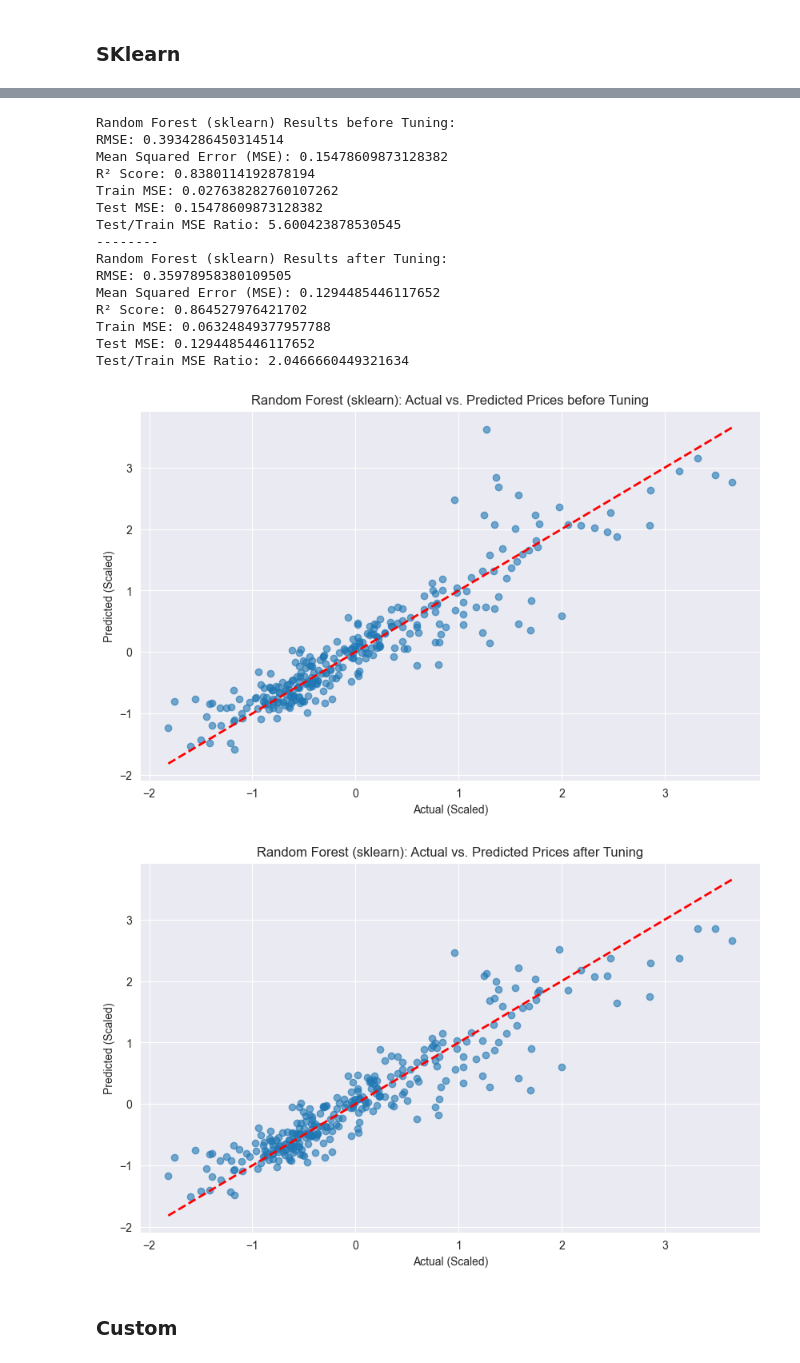
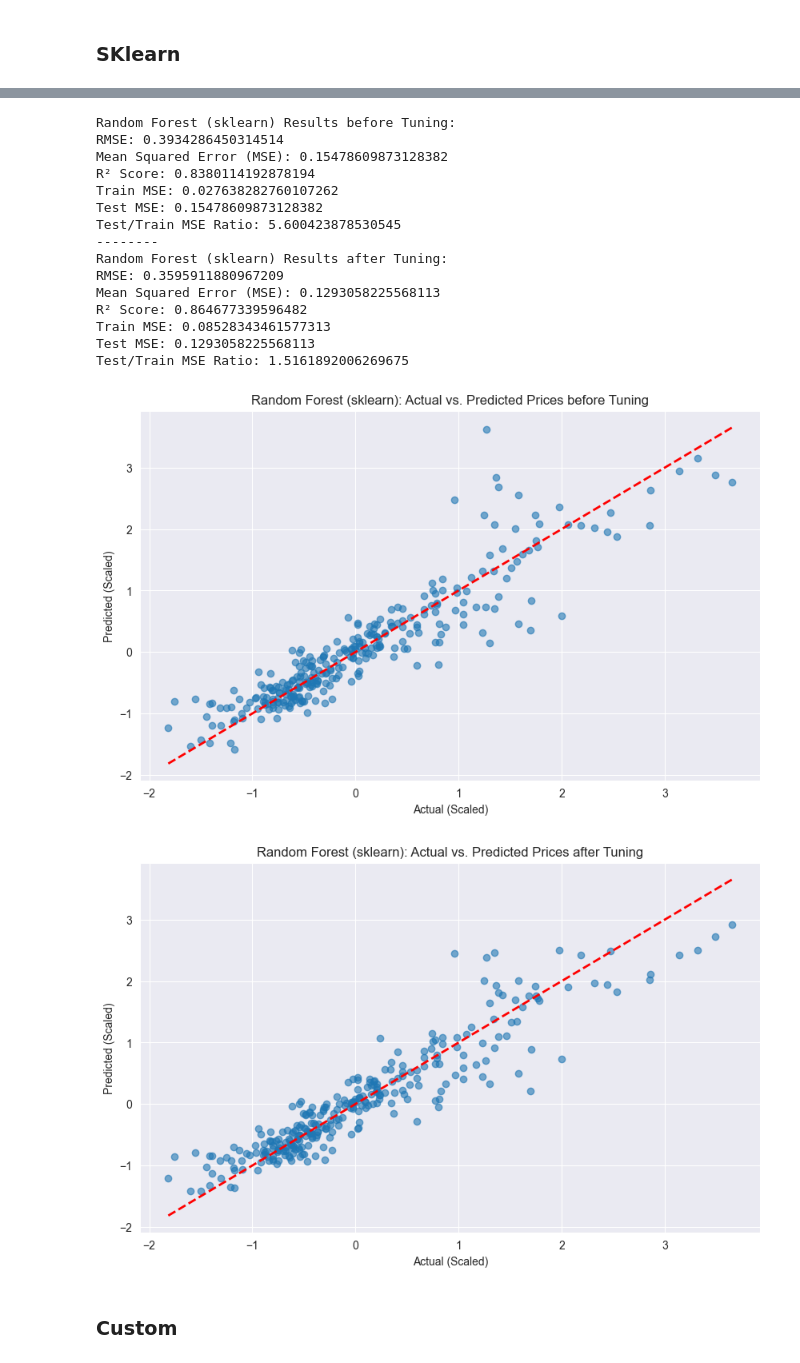
Before and after one commit to katerinadobrynina/ML-project, a Jupyter notebook: housing_prices.ipynb, the cells around one changed output, grey strips where cells are left out. Drawn from its saved outputs; the diff is of its cells as text; code cells hidden in the pictures.

```diff
--- a/housing_prices.ipynb
+++ b/housing_prices.ipynb
@@ -351,7 +351,7 @@ rf = RandomForestRegressor(random_state=42)
 
 # GridSearchCV
 grid_search_rf = GridSearchCV(estimator=rf, param_grid=param_grid, cv=3, scoring='neg_mean_squared_error', verbose=1)
-grid_search_rf.fit(X_train, y_train_scaled)
+grid_search_rf.fit(X_val, y_val_scaled)
 
 # Best parameters
 print("Best Parameters:", grid_search_rf.best_params_)
@@ -379,42 +379,42 @@ Traceback (most recent call last):
 # --- Random Forest (sklearn)
 rf_regressor_t = RandomForestRegressor(n_estimators=50,
                                        random_state=42,
                                        max_depth=None,
                                        max_features='sqrt',
-                                       min_samples_leaf=2,
-                                       min_samples_split=2)
+                                       min_samples_leaf=1,
+                                       min_samples_split=10)
 rf_regressor_t.fit(X_train, y_train_scaled)
 
 print("Random Forest (sklearn) Results before Tuning:")
 evaluate_model(rf_regressor, X_train, X_test, y_train_scaled, y_test_scaled)
 print("--------")
 print("Random Forest (sklearn) Results after Tuning:")
 evaluate_model(rf_regressor_t, X_train, X_test, y_train_scaled, y_test_scaled)
 
 # Plot for Random Forest (sklearn)
 y_pred_rf = rf_regressor.predict(X_test)
 plot_actual_vs_pred(y_test_scaled, y_pred_rf, "Random Forest (sklearn): Actual vs. Predicted Prices before Tuning")
 
 y_pred_rf_t = rf_regressor_t.predict(X_test)
 plot_actual_vs_pred(y_test_scaled, y_pred_rf_t, "Random Forest (sklearn): Actual vs. Predicted Prices after Tuning")
 # %% [output]
 Random Forest (sklearn) Results before Tuning:
 RMSE: 0.3934286450314514
 Mean Squared Error (MSE): 0.15478609873128382
 R² Score: 0.8380114192878194
 Train MSE: 0.027638282760107262
 Test MSE: 0.15478609873128382
 Test/Train MSE Ratio: 5.600423878530545
 --------
 Random Forest (sklearn) Results after Tuning:
-RMSE: 0.35978958380109505
-Mean Squared Error (MSE): 0.1294485446117652
-R² Score: 0.864527976421702
-Train MSE: 0.06324849377957788
-Test MSE: 0.1294485446117652
-Test/Train MSE Ratio: 2.0466660449321634
+RMSE: 0.3595911880967209
+Mean Squared Error (MSE): 0.1293058225568113
+R² Score: 0.864677339596482
+Train MSE: 0.08528343461577313
+Test MSE: 0.1293058225568113
+Test/Train MSE Ratio: 1.5161892006269675
 [figure]
-[figure, old version]
+[figure, new version]
 # %% [markdown]
 ### Custom
 # %%
```
Also changed, not shown: parts of 3 cells of this notebook, 1 other file.
